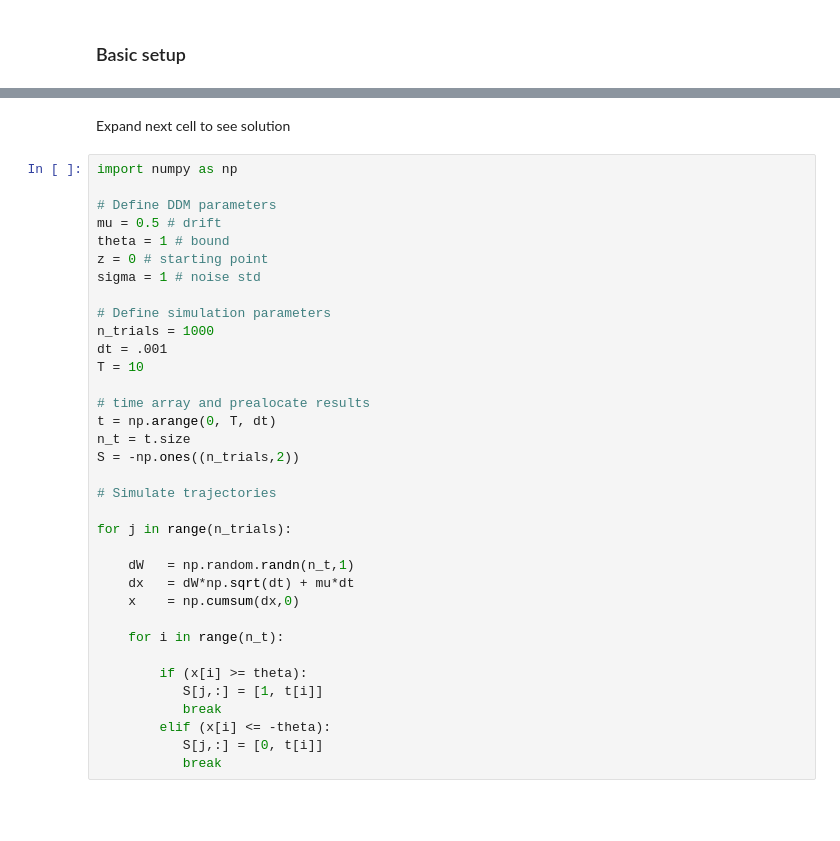
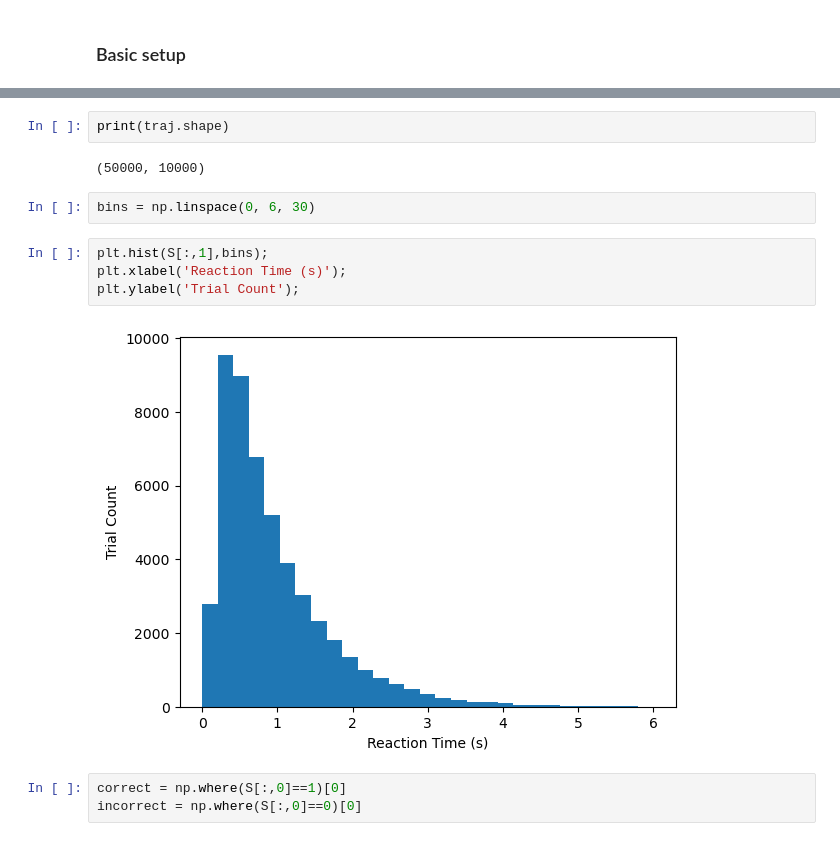
Before and after one commit to I-Pica/indp22-ddm-simulation-project, a Jupyter notebook: code/basic-sim-ddm.ipynb, the cells around one changed output, grey strips where cells are left out. Cells and saved outputs as stored; diff of their text form; blank space fills up the shorter version.

```diff
--- a/code/basic-sim-ddm.ipynb
+++ b/code/basic-sim-ddm.ipynb
@@ -54,37 +65,15 @@ for j in range(n_trials):
-# %% [markdown]
-Expand next cell to see solution
-# %%
-import numpy as np
-
-# Define DDM parameters
-mu = 0.5 # drift
-theta = 1 # bound
-z = 0 # starting point
-sigma = 1 # noise std
-
-# Define simulation parameters
-n_trials = 1000
-dt = .001
-T = 10
-
-# time array and prealocate results
-t = np.arange(0, T, dt)
-n_t = t.size
-S = -np.ones((n_trials,2))
-
-# Simulate trajectories
-
-for j in range(n_trials):
-
-    dW   = np.random.randn(n_t,1)
-    dx   = dW*np.sqrt(dt) + mu*dt
-    x    = np.cumsum(dx,0)
-
-    for i in range(n_t):
-
-        if (x[i] >= theta):
-           S[j,:] = [1, t[i]]
-           break
-        elif (x[i] <= -theta):
-           S[j,:] = [0, t[i]]
-           break
+# %%
+print(traj.shape)
+# %% [output]
+(50000, 10000)
+# %%
+bins = np.linspace(0, 6, 30)
+# %%
+plt.hist(S[:,1],bins);
+plt.xlabel('Reaction Time (s)');
+plt.ylabel('Trial Count');
+# %% [output]
+[figure, added]
+# %%
+correct = np.where(S[:,0]==1)[0]
+incorrect = np.where(S[:,0]==0)[0]
```
Also changed, not shown: parts of 7 cells of this notebook.
